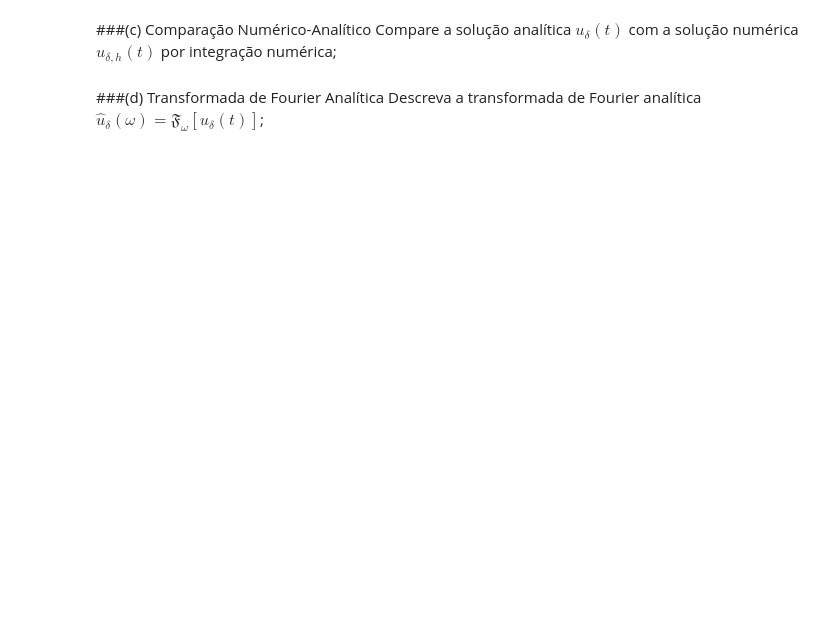
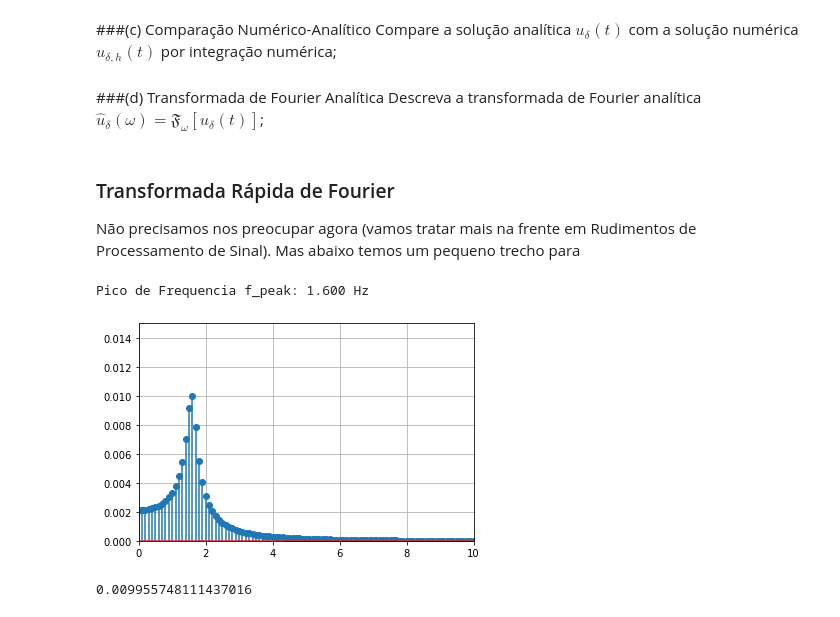
Before and after one commit to mumorais/ENM_UnB-Analise_Modal, a Jupyter notebook: _01_Fundamentos_1GdL.ipynb, the cells around one changed output. Saved outputs shown, nothing was run; the diff lists cells and outputs as text; code cells hidden in the pictures; blank space fills up the shorter version.

```diff
--- a/_01_Fundamentos_1GdL.ipynb
+++ b/_01_Fundamentos_1GdL.ipynb
@@ -92,3 +92,33 @@ Compare a solução analítica $u_\delta (t)$ com a solução numérica $u_{\del
 # %% [markdown]
 ###(d) Transformada de Fourier Analítica
 Descreva a transformada de Fourier analítica $ \hat{u}_\delta (\omega) = \mathfrak{F}_{\omega} [u_\delta (t)] $;
+# %% [markdown]
+### Transformada Rápida de Fourier
+Não precisamos nos preocupar agora (vamos tratar mais na frente em Rudimentos de Processamento de Sinal). Mas abaixo temos um pequeno trecho para
+# %%
+from scipy.fft import fft, fftfreq
+# Number of sample points
+N = nt
+# sample spacing
+T = dt
+x = t1
+y = z2[:,0]
+yf = fft(y)
+xf = fftfreq(N, T)[:N//2]
+
+mY = (2.0/N * np.abs(yf[0:N//2])) # Find magnitude
+peakY = np.max(mY) # Find max peak
+locY = np.argmax(mY) # Find its location
+frqY = xf[locY] # Get the actual frequency value
+print("Pico de Frequencia f_peak: %5.3f Hz" % (frqY))
+
+import matplotlib.pyplot as plt
+plt.stem(xf, 2.0/N * np.abs(yf[0:N//2]))
+plt.grid()
+plt.axis([0, 10, 0, 0.015])
+plt.show()
+peakY
+# %% [output]
+Pico de Frequencia f_peak: 1.600 Hz
+[figure, added]
+0.009955748111437016
```
Also changed, not shown: parts of 1 cell of this notebook.
